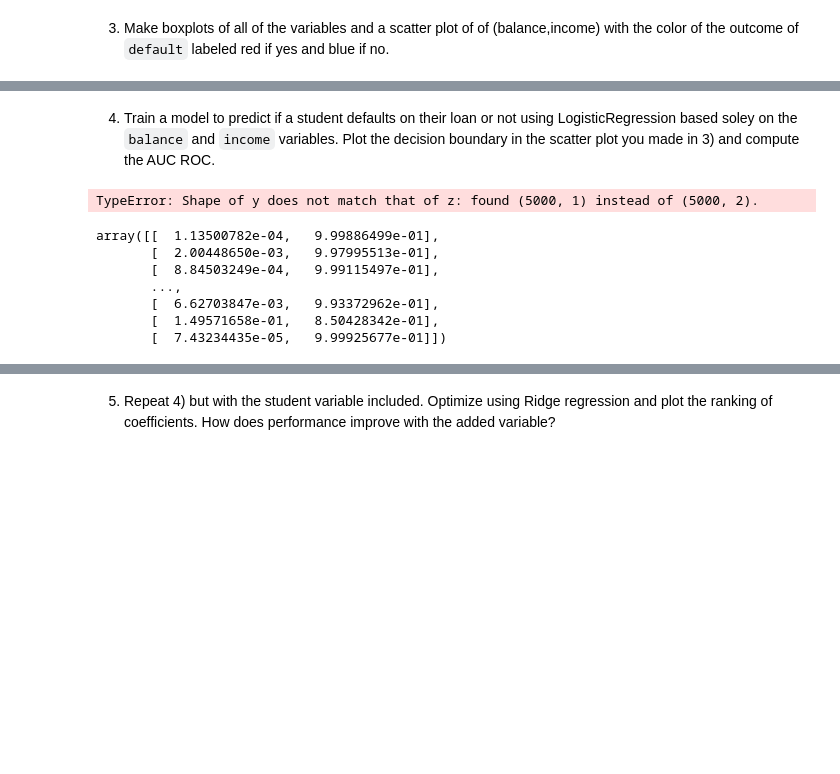
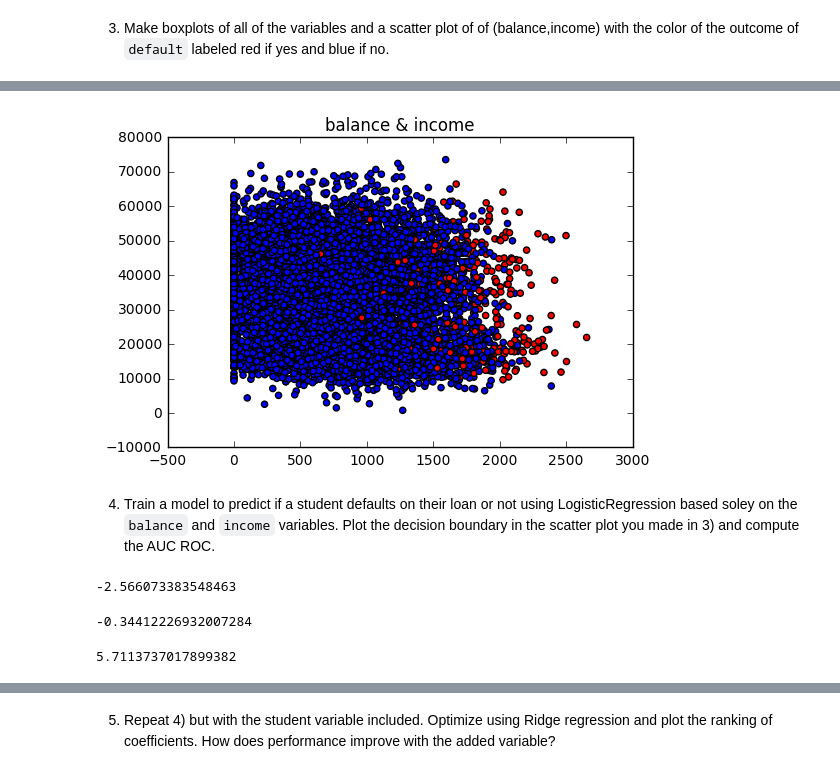
Before and after one commit to Columbia-Intro-Data-Science/python-introduction-LingxiangYu, a Jupyter notebook: LY2305_HW3.ipynb, the cells around one changed output, grey strips where cells are left out. Drawn from its saved outputs; the diff is of its cells as text; code cells hidden in the pictures; blank space fills up the shorter version.

```diff
--- a/LY2305_HW3.ipynb
+++ b/LY2305_HW3.ipynb
@@ -63,3 +56,11 @@ The default value for 'return_type' will change to 'axes' in a future release.
+# %%
+fig, ax = plt.subplots()
+col = {0:'red', 1:'blue'}
+ax.scatter(data_final.balance, data_final.income, c=data_final['default-No'].apply(lambda x: col[x]))
+plt.title('balance & income')
+plt.show()
+# %% [output]
+[figure, added]
 # %% [markdown]
 4) Train a model to predict if a student defaults on their loan or not using LogisticRegression based soley
 on the `balance` and `income` variables. Plot the decision boundary in the scatter plot you made in 3) and compute the AUC ROC.
@@ -77,19 +78,21 @@ X1_train, X1_test = X1[:half], X1[half:]
 y1_train, y1_test = y1[:half], y1[half:]
 # %%
 regr1 = LogisticRegression()
-coeff1 = regr1.fit(X1_train, y1_train)
-probs = coeff1.predict_proba(X1_test)
-
-plt.contourf(X1_test,y1_test, probs, levels=[0.5])
+model1 = regr1.fit(X1_train, y1_train)
+probs = model1.predict_proba(X1_test)
+coeff1 = regr1.coef_
+inter1 = regr1.intercept_
+#plt.contour(X1_test,y1_test, probs1, levels=[0.5])
+#plt.show()
-# %% [output]
-TypeError: Shape of y does not match that of z: found (5000, 1) instead of (5000, 2).
-# %%
-probs
-# %% [output]
-array([[  1.13500782e-04,   9.99886499e-01],
-       [  2.00448650e-03,   9.97995513e-01],
-       [  8.84503249e-04,   9.99115497e-01],
-       ...,
-       [  6.62703847e-03,   9.93372962e-01],
-       [  1.49571658e-01,   8.50428342e-01],
-       [  7.43234435e-05,   9.99925677e-01]])
+# %%
+coeff1[0,0]
+# %% [output]
+-2.566073383548463
+# %%
+coeff1[0,1]
+# %% [output]
+-0.34412226932007284
+# %%
+inter1[0]
+# %% [output]
+5.7113737017899382
```
Also changed, not shown: parts of 4 cells of this notebook.
